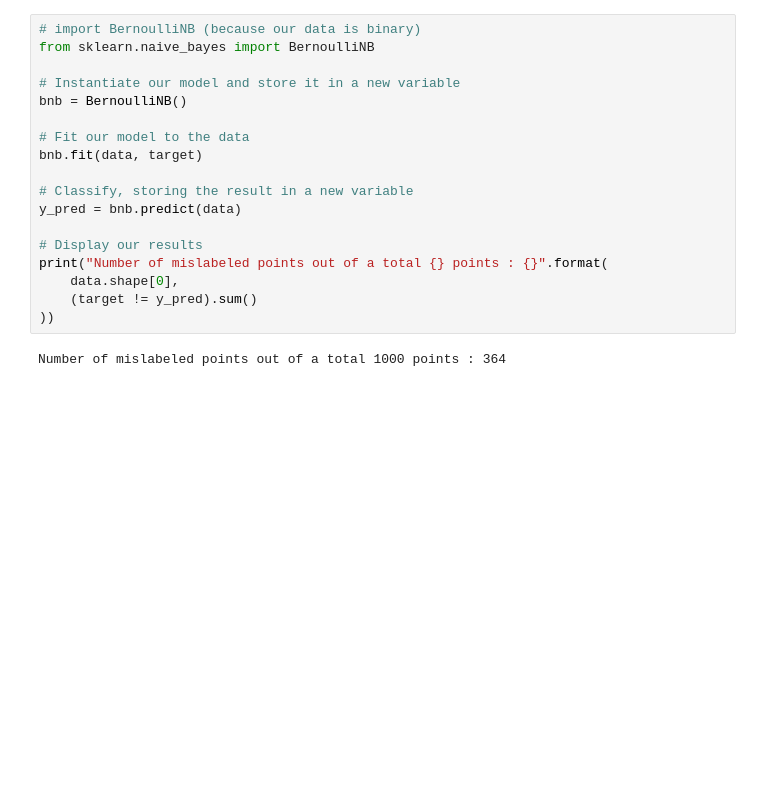
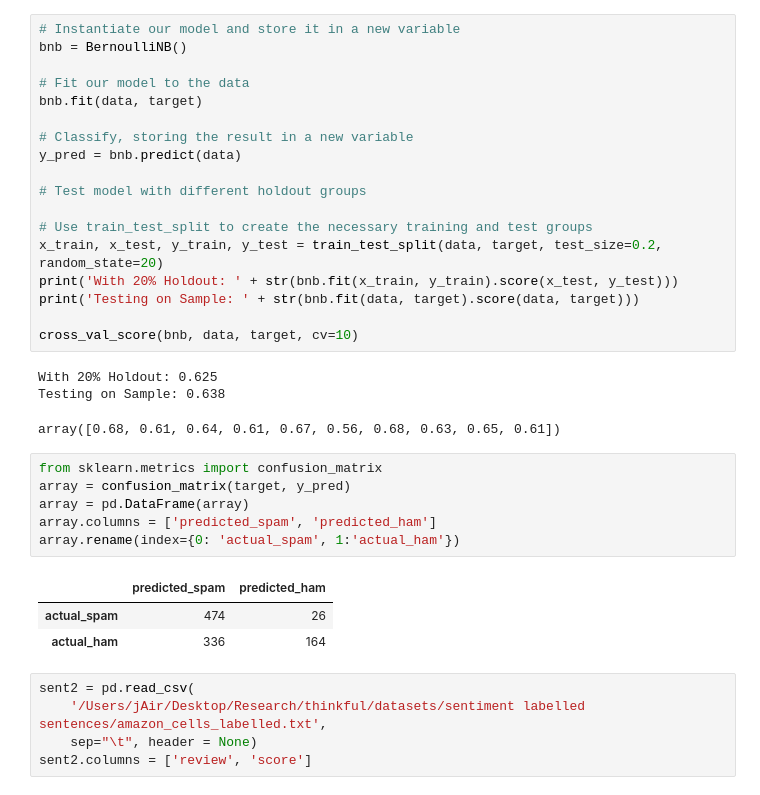
Before and after one commit to jarodjacobs/thinkfulchallenges, a Jupyter notebook: review analysis challenge.ipynb, the cells around one changed output. Saved outputs shown, nothing was run; the diff lists cells and outputs as text; blank space fills up the shorter version.

```diff
--- a/review analysis challenge.ipynb
+++ b/review analysis challenge.ipynb
@@ -83,7 +42,4 @@ target = senta['score']
 # %%
-# import BernoulliNB (because our data is binary)
-from sklearn.naive_bayes import BernoulliNB
-
 # Instantiate our model and store it in a new variable
 bnb = BernoulliNB()
 
@@ -93,10 +49,30 @@ bnb.fit(data, target)
 # Classify, storing the result in a new variable
 y_pred = bnb.predict(data)
 
-# Display our results
-print("Number of mislabeled points out of a total {} points : {}".format(
-    data.shape[0],
-    (target != y_pred).sum()
-))
+# Test model with different holdout groups
+
+# Use train_test_split to create the necessary training and test groups
+x_train, x_test, y_train, y_test = train_test_split(data, target, test_size=0.2, random_state=20)
+print('With 20% Holdout: ' + str(bnb.fit(x_train, y_train).score(x_test, y_test)))
+print('Testing on Sample: ' + str(bnb.fit(data, target).score(data, target)))
+
+cross_val_score(bnb, data, target, cv=10)
 # %% [output]
-Number of mislabeled points out of a total 1000 points : 364
+With 20% Holdout: 0.625
+Testing on Sample: 0.638
+array([0.68, 0.61, 0.64, 0.61, 0.67, 0.56, 0.68, 0.63, 0.65, 0.61])
+# %%
+from sklearn.metrics import confusion_matrix
+array = confusion_matrix(target, y_pred)
+array = pd.DataFrame(array)
+array.columns = ['predicted_spam', 'predicted_ham']
+array.rename(index={0: 'actual_spam', 1:'actual_ham'})
+# %% [output]
+|  | predicted_spam | predicted_ham |
+| actual_spam | 474 | 26 |
+| actual_ham | 336 | 164 |
+# %%
+sent2 = pd.read_csv(
+    '/Users/jAir/Desktop/Research/thinkful/datasets/sentiment labelled sentences/amazon_cells_labelled.txt',
+    sep="\t", header = None)
+sent2.columns = ['review', 'score']
```
Also changed, not shown: parts of 20 cells of this notebook.
